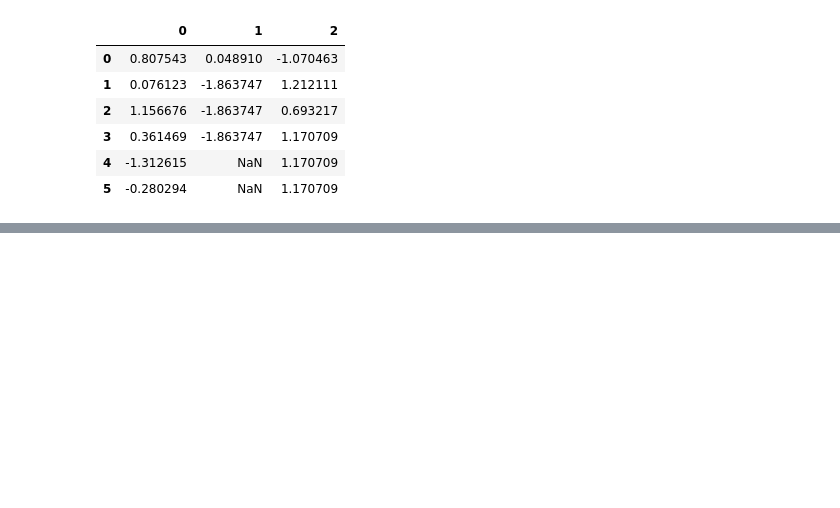
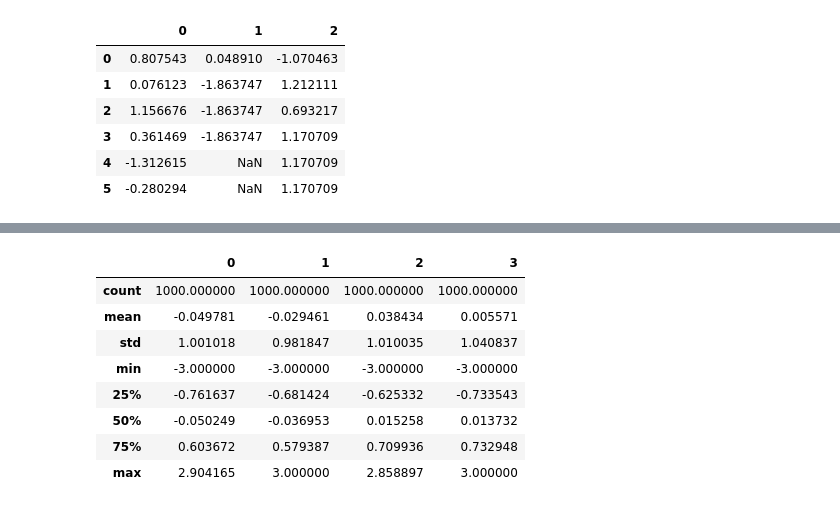
Before and after one commit to ZCW-Data1dot2/data-wrangling-pandas-deanastuart, a Jupyter notebook: Chapter7WorkAlong.ipynb, the cells around one changed output, grey strips where cells are left out. Saved outputs shown, nothing was run; the diff lists cells and outputs as text; code cells hidden in the pictures; blank space fills up the shorter version.

```diff
--- a/Chapter7WorkAlong.ipynb
+++ b/Chapter7WorkAlong.ipynb
@@ -204,0 +567,14 @@ data
+# %%
+data[np.abs(data)>3]=np.sign(data)*3
+# %%
+data.describe()
+# %% [output]
+|  | 0 | 1 | 2 | 3 |
+| count | 1000.000000 | 1000.000000 | 1000.000000 | 1000.000000 |
+| mean | -0.049781 | -0.029461 | 0.038434 | 0.005571 |
+| std | 1.001018 | 0.981847 | 1.010035 | 1.040837 |
+| min | -3.000000 | -3.000000 | -3.000000 | -3.000000 |
+| 25% | -0.761637 | -0.681424 | -0.625332 | -0.733543 |
+| 50% | -0.050249 | -0.036953 | 0.015258 | 0.013732 |
+| 75% | 0.603672 | 0.579387 | 0.709936 | 0.732948 |
+| max | 2.904165 | 3.000000 | 2.858897 | 3.000000 |
```
Also changed, not shown: parts of 99 cells of this notebook, 10 other files.
